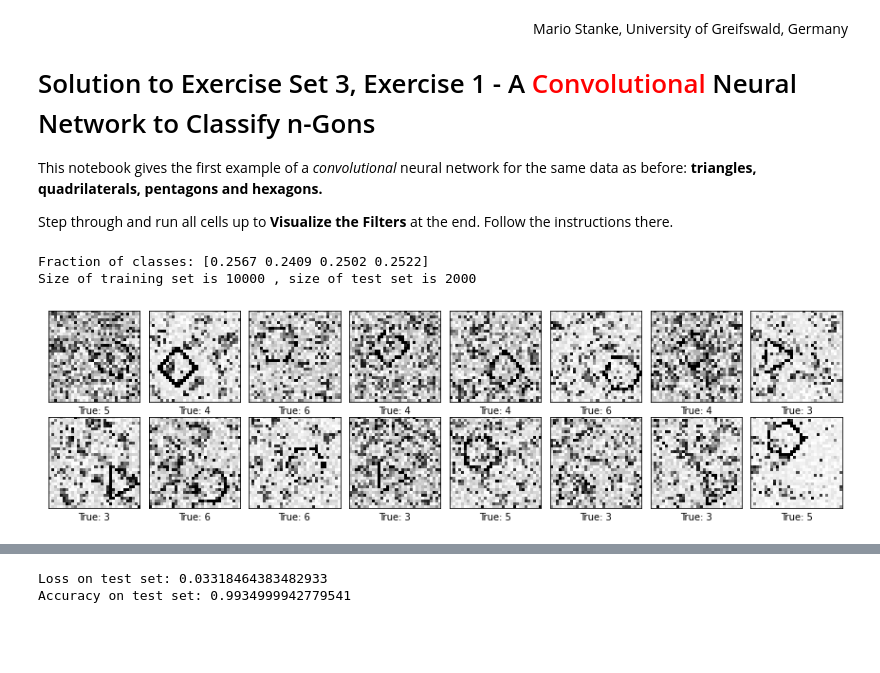
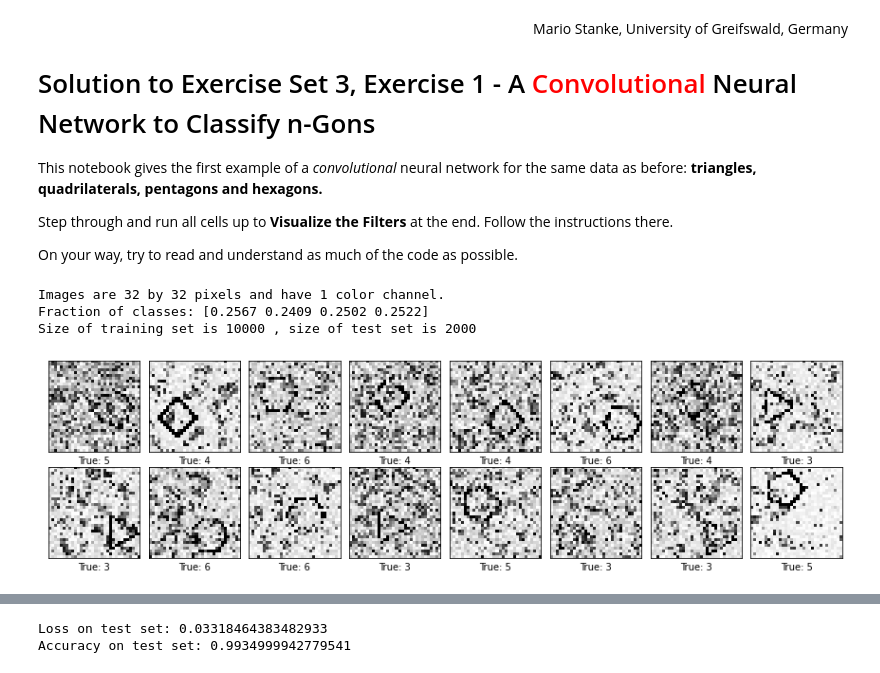
Before and after one commit to mslehre/KI-Block, a Jupyter notebook: exercises/es3-ex1.ipynb, the cells around one changed output, grey strips where cells are left out. Cells and saved outputs as stored; diff of their text form; code cells hidden in the pictures; blank space fills up the shorter version.

```diff
--- a/exercises/es3-ex1.ipynb
+++ b/exercises/es3-ex1.ipynb
@@ -6,6 +6,8 @@
 This notebook gives the first example of a *convolutional* neural network for the same data as before: **triangles, quadrilaterals, pentagons and hexagons.**
 
 Step through and run all cells up to **Visualize the Filters** at the end. Follow the instructions there.
+
+On your way, try to read and understand as much of the code as possible.
 # %%
 import matplotlib.pyplot as plt
 import tensorflow as tf
@@ -23,11 +25,16 @@ with open("../data/ngons/ngon_train.pkl", "rb") as f:
 with open("../data/ngons/ngon_test.pkl", "rb") as f:
     Xtest, ytest_class = pickle.load(f)
 
+Xtrain = np.expand_dims(Xtrain, -1)
+Xtest = np.expand_dims(Xtest, -1)
+
 num_train = Xtrain.shape[0]
 num_test = Xtest.shape[0]
 height = Xtrain.shape[1]
 width = Xtrain.shape[2]
 img_size_flat = width * height
+
+print("Images are", width, "by", height, "pixels and have", Xtrain.shape[3], "color channel.")
 
 num_classes = 4 # 0, 1, 2, 3 for 3-, 4-, 5-, 6-gons
 
@@ -45,45 +52,38 @@ print("Size of training set is", num_train, ", size of test set is", num_test)
 # Number of classes
 num_classes = 4 # 0, 1, 2, 3 for 3, ..., 6 gons
 # %% [output]
+Images are 32 by 32 pixels and have 1 color channel.
 Fraction of classes: [0.2567 0.2409 0.2502 0.2522]
 Size of training set is 10000 , size of test set is 2000
 # %%
 # Function to plot 8 images in a 2x4 grid, and writing the true and predicted classes below each image.
-
-def plot_images(images, class_true, class_pred=None):
+def plot_images(images, class_true, class_pred = None):
+    """ Plot 16 (sample) images with their true and predicted classes"""
     assert len(images) == len(class_true) == 16
 
     # Create figure with sub-plots.
-    fig, axes = plt.subplots(2, 8)
-    fig.subplofigsize=(18, 16)
+    fig, axes = plt.subplots(2, 8, figsize=(15, 4))
+    fig.subplots_adjust(hspace=0.05, wspace=0.1)
+
+    for i, ax in enumerate(axes.flat):
+        ax.imshow(images[i], interpolation = 'none', cmap = 'binary') # plot image
+
+        # display also true and predicted classes
+        if class_pred is None:
+            xlabel = "True: {0}".format(3 + class_true[i])
+        else:
+            xlabel = "True: {0}, Pred: {1}".format(3 + class_true[i], 3 + class_pred[i])
+
+        ax.set_xlabel(xlabel)
+
+        # remove ticks from the plot
+        ax.set_xticks([])
+        ax.set_yticks([])
+
+
+plot_images(Xtrain[0:16], ytrain_class[0:16])
+# %% [output]
+[figure, added]
-# %%
-def plot_images(images, class_true, class_pred = None):
-    """ Plot 16 (sample) images with their true and predicted classes"""
-    assert len(images) == len(class_true) == 16
-
-    # Create figure with sub-plots.
-    fig, axes = plt.subplots(2, 8, figsize=(15, 4))
-    fig.subplots_adjust(hspace=0.05, wspace=0.1)
-
-    for i, ax in enumerate(axes.flat):
-        ax.imshow(images[i], interpolation = 'none', cmap = 'binary') # plot image
-
-        # display also true and predicted classes
-        if class_pred is None:
-            xlabel = "True: {0}".format(3 + class_true[i])
-        else:
-            xlabel = "True: {0}, Pred: {1}".format(3 + class_true[i], 3 + class_pred[i])
-
-        ax.set_xlabel(xlabel)
-
-        # remove ticks from the plot
-        ax.set_xticks([])
-        ax.set_yticks([])
-
-
-plot_images(Xtrain[0:16], ytrain_class[0:16])
-# %% [output]
-[figure, removed]
 # %% [markdown]
 ## Create a Convolutional Neural Network Model
 
```
Also changed, not shown: parts of 5 cells of this notebook, 1 other file.
